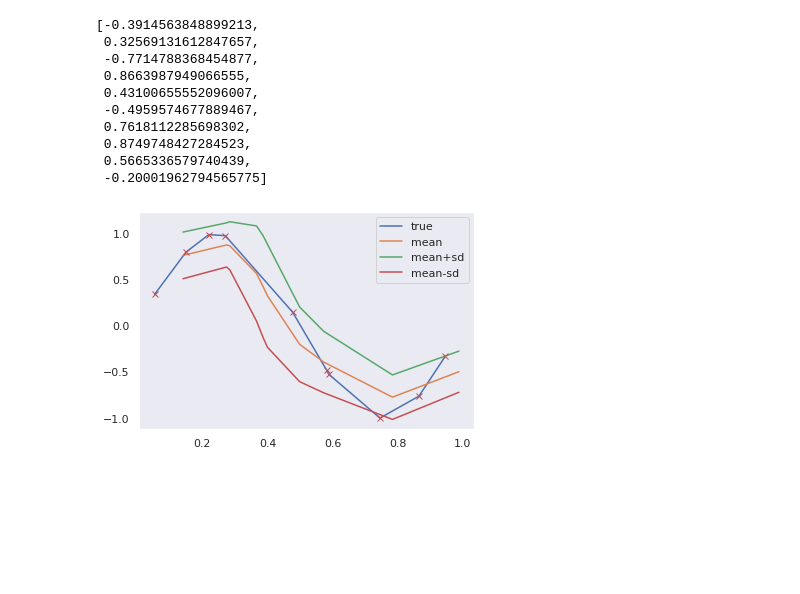
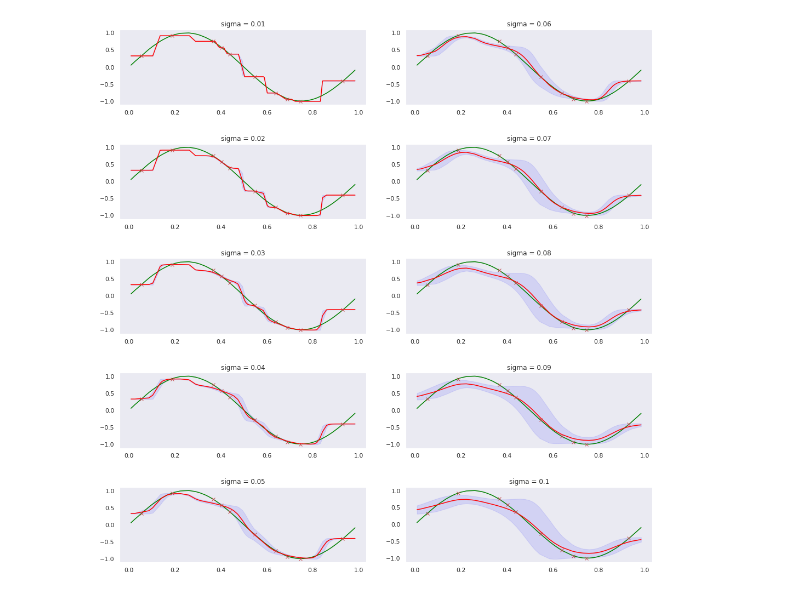
Before and after one commit to Yashprime1/IIIT-Dharwad-ML-Tutorial---By-Dr.-Arun-Chauhan-, a Jupyter notebook: Arun Sir/Tutorial-5/kernel_regression.ipynb, the cells around one changed output. Saved outputs shown, nothing was run; the diff lists cells and outputs as text; code cells hidden in the pictures; blank space fills up the shorter version.

```diff
--- a/Arun Sir/Tutorial-5/kernel_regression.ipynb
+++ b/Arun Sir/Tutorial-5/kernel_regression.ipynb
@@ -64,38 +67,44 @@ x_test=generate_n_test_points(10)
 # %%
-y_predicted=[]
-mu_list=[]
-var_list=[]
-for i in range(len(x_test)):
-    mu,var = kernel_regression(x_train,y_train,x_test[i])
-    y_predicted.append(mu)
-    mu_list.append(mu)
-    var_list.append(var)
-y_predicted
+def call_kernel_regresssion_with_different_variances(x_train,y_train,x_test,sigma):
+    y_predicted=[]
+    mu_list=[]
+    var_list=[]
+    variance = sigma**2
+    for i in range(len(x_test)):
+        mu,var = kernel_regression(x_train,y_train,x_test[i],variance)
+        y_predicted.append(mu)
+        mu_list.append(mu)
+        var_list.append(var)
+    return mu_list,var_list
-# %% [output]
-[-0.3914563848899213,
- 0.32569131612847657,
- -0.7714788368454877,
- 0.8663987949066555,
- 0.43100655552096007,
- -0.4959574677889467,
- 0.7618112285698302,
- 0.8749748427284523,
- 0.5665336579740439,
- -0.20001962794565775]
-# %%
-x_train = np.array(x_train)
-y_train=np.array(y_train)
-mu_list = np.array(mu_list)
-var_list = np.array(var_list)
-sd_list = np.array([math.sqrt(i) for i in var_list])
-up_limit=mu_list+sd_list
-low_limit= mu_list-sd_list
-sns.lineplot(x=x_train,y=y_train,label='true')
-sns.lineplot(x=x_test,y=y_predicted,label='mean')
-sns.lineplot(x=x_test,y=up_limit,label='mean+sd')
-sns.lineplot(x=x_test,y=low_limit,label='mean-sd')
-if x_train is not None:
-        plt.plot(x_train, y_train, 'rx')
-sns.set(style='dark',)
-# %% [output]
-[figure, removed]
+# %%
+def plotter(x_train,y_train,x_test,mu_list,var_list,a,b,axs,sigma):
+        x_train = np.array(x_train)
+        y_train=np.array(y_train)
+        mu_list = np.array(mu_list)
+        var_list = np.array(var_list)
+        up_limit = mu_list+2*var_list
+        low_limit= mu_list-2*var_list
+        y_test = []
+        for i in range(len(x_test)):
+                y_test.append(np.sin(2*np.pi*x_test[i]))
+        axs[a][b].plot(x_test,y_test,color="green",label='true')
+        axs[a][b].plot(x_test,mu_list,color='red',label='mean')
+        axs[a][b].fill_between(x_test,up_limit,low_limit, alpha = 0.1, color='BLUE')
+        if x_train is not None:
+                axs[a][b].plot(x_train, y_train, 'rx')
+        c= "sigma = "+ str(sigma)
+        axs[a][b].set_title(c)
+# %%
+sigmas = [0.01, 0.02, 0.03, 0.04, 0.05, 0.06, 0.07, 0.08 , 0.09, 0.1]
+fig,axs = plt.subplots(5,2)
+for  i in range(len(sigmas)):
+    mu_list,var_list=call_kernel_regresssion_with_different_variances(x_train,y_train,x_test,sigmas[i])
+    if(i<5):
+        plotter(x_train,y_train,x_test,mu_list,var_list,i,0,axs,sigmas[i])
+    else:
+        plotter(x_train,y_train,x_test,mu_list,var_list,i-5,1,axs,sigmas[i])
+fig.set_figheight(15)
+fig.set_figwidth(15)
+fig.tight_layout(pad=3.0)
+# %% [output]
+[figure, added]
```
Also changed, not shown: parts of 6 cells of this notebook.
